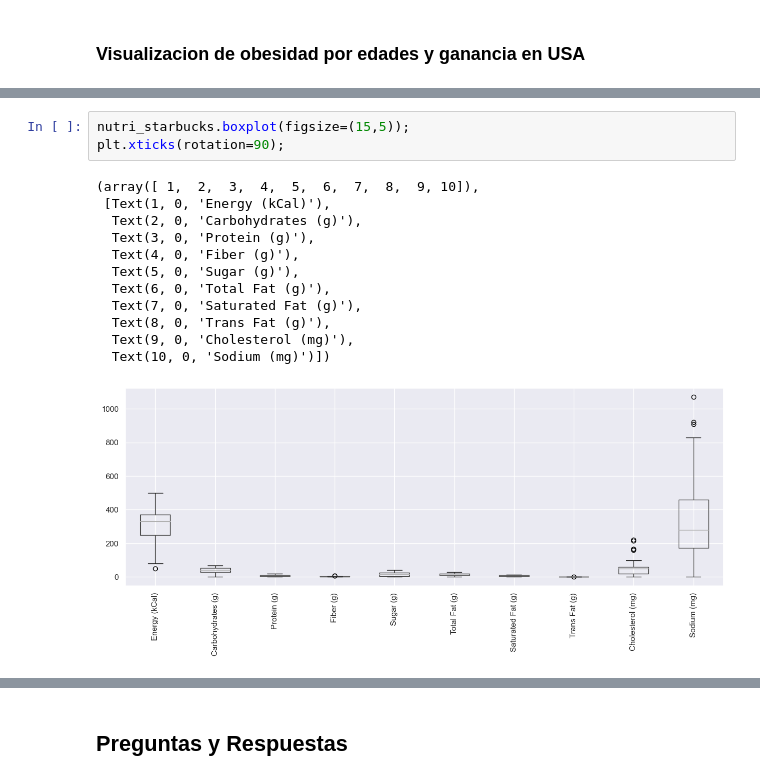
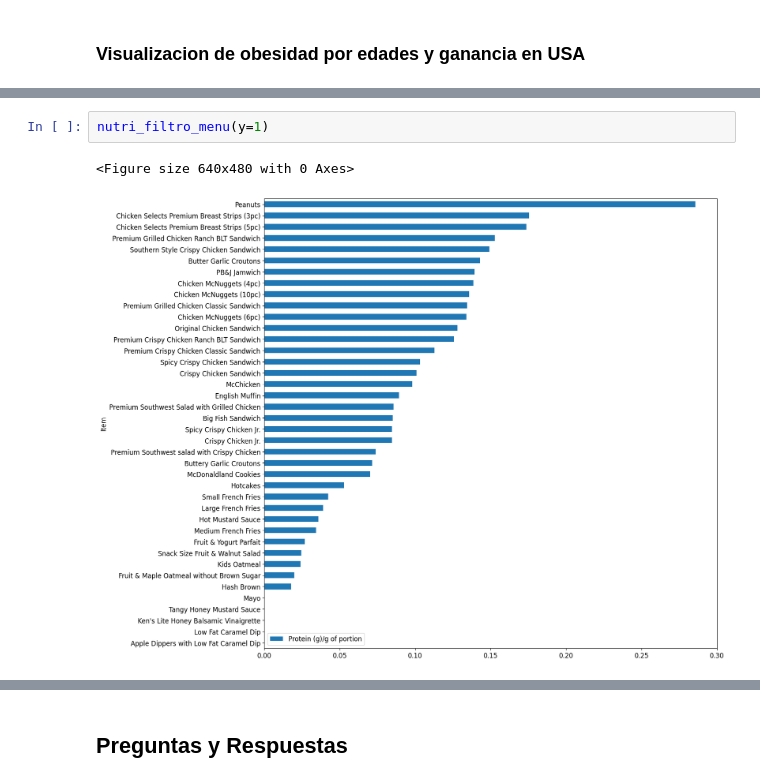
Before and after one commit to NicolasEyzaguirre/EDA-obesidad, a Jupyter notebook: memoria-EDA.ipynb, the cells around one changed output, grey strips where cells are left out. Cells and saved outputs as stored; diff of their text form.

```diff
--- a/memoria-EDA.ipynb
+++ b/memoria-EDA.ipynb
@@ -413,16 +86,5 @@ nutri_Pizza_Hut=[df_nutri['Company']=='Pizza Hut']
-# %%
-nutri_starbucks.boxplot(figsize=(15,5));
-plt.xticks(rotation=90);
-# %% [output]
-(array([ 1,  2,  3,  4,  5,  6,  7,  8,  9, 10]),
- [Text(1, 0, 'Energy (kCal)'),
-  Text(2, 0, 'Carbohydrates (g)'),
-  Text(3, 0, 'Protein (g)'),
-  Text(4, 0, 'Fiber (g)'),
-  Text(5, 0, 'Sugar (g)'),
-  Text(6, 0, 'Total Fat (g)'),
-  Text(7, 0, 'Saturated Fat (g)'),
-  Text(8, 0, 'Trans Fat (g)'),
-  Text(9, 0, 'Cholesterol (mg)'),
-  Text(10, 0, 'Sodium (mg)')])
-[figure, removed]
+# %%
+nutri_filtro_menu(y=1)
+# %% [output]
+<Figure size 640x480 with 0 Axes>
+[figure, added]
```
Also changed, not shown: parts of 51 cells of this notebook, 3 other files.
